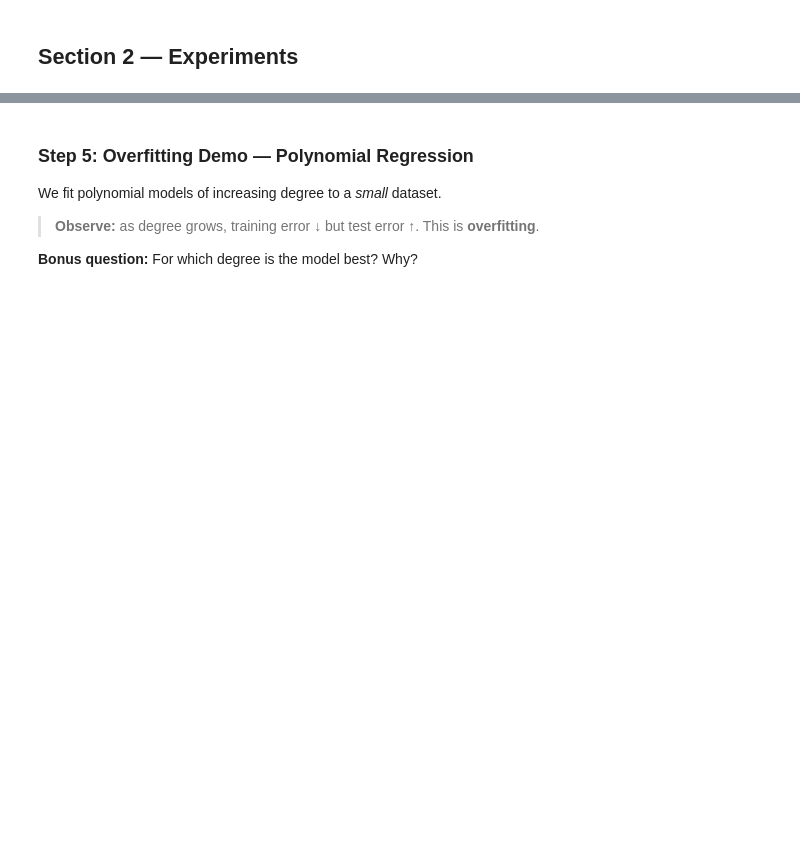
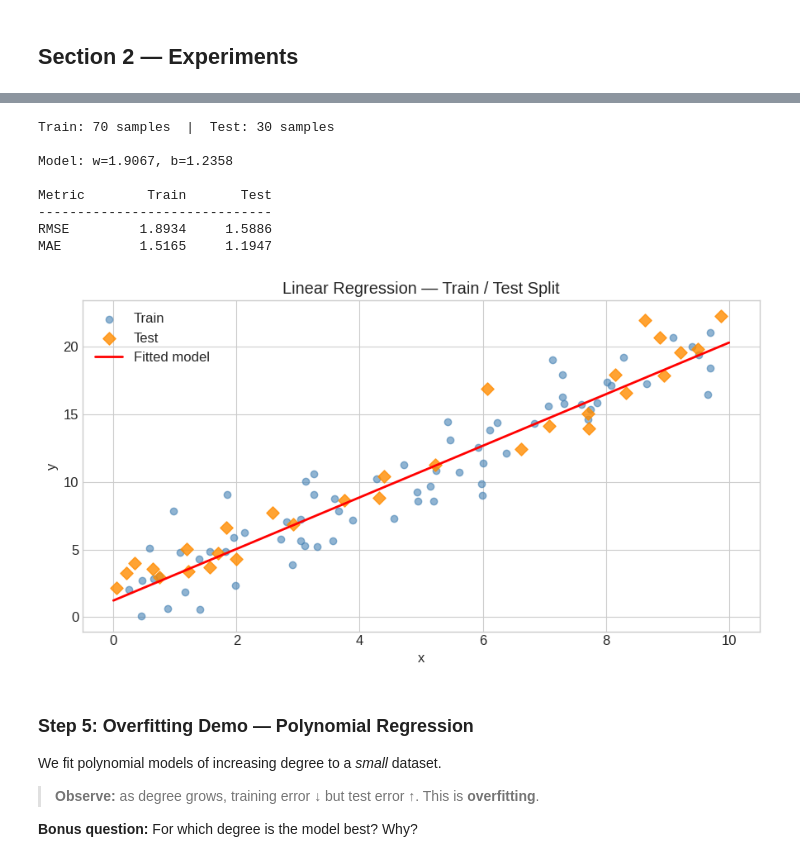
Before and after one commit to kassingit/IA-EMBARQUEE, a Jupyter notebook: TP1_Linear_Regression.ipynb, the cells around one changed output, grey strips where cells are left out. Drawn from its saved outputs; the diff is of its cells as text; code cells hidden in the pictures; blank space fills up the shorter version.

```diff
--- a/TP1_Linear_Regression.ipynb
+++ b/TP1_Linear_Regression.ipynb
@@ -360,37 +386,47 @@ A large gap between training and test errors signals **overfitting**.
 # %%
 # ── Step 4: Train / Test Split ────────────────────────────────────────────────
 X2d = X.reshape(-1, 1)
 X_tr, X_te, y_tr, y_te = train_test_split(X2d, y, test_size=0.30, random_state=42)
 print(f"Train: {len(X_tr)} samples  |  Test: {len(X_te)} samples")
 
 # We use sklearn's LinearRegression here as a reference solver
 lr = LinearRegression().fit(X_tr, y_tr)
 y_tr_pred = lr.predict(X_tr)
 y_te_pred = lr.predict(X_te)
 
 # ── TODO ──────────────────────────────────────────────────────────────────────
 # Use your rmse() and mae() functions (from Step 3) to compute the errors:
 #   train_rmse, test_rmse, train_mae, test_mae
-train_rmse = None   # ← replace
-test_rmse  = None   # ← replace
-train_mae  = None   # ← replace
-test_mae   = None   # ← replace
+train_rmse = rmse(y_tr,y_tr_pred)   # ← replace
+test_rmse  = rmse(y_te,y_te_pred)   # ← replace
+train_mae  = mae(y_tr,y_tr_pred)   # ← replace
+test_mae   = mae(y_te,y_te_pred)   # ← replace
 # ─────────────────────────────────────────────────────────────────────────────
 
 print(f"\nModel: w={lr.coef_[0]:.4f}, b={lr.intercept_:.4f}")
 print(f"\n{'Metric':<8} {'Train':>10} {'Test':>10}")
 print("-" * 30)
 print(f"{'RMSE':<8} {train_rmse:>10.4f} {test_rmse:>10.4f}")
 print(f"{'MAE':<8} {train_mae:>10.4f} {test_mae:>10.4f}")
 
 plt.figure(figsize=(9, 5))
 plt.scatter(X_tr, y_tr, alpha=0.6, color="steelblue", label="Train")
 plt.scatter(X_te, y_te, alpha=0.8, color="darkorange", marker="D", s=60, label="Test")
 x_plot = np.linspace(0, 10, 200).reshape(-1, 1)
 plt.plot(x_plot, lr.predict(x_plot), "red", lw=2, label="Fitted model")
 plt.xlabel("x"); plt.ylabel("y")
 plt.title("Linear Regression — Train / Test Split")
 plt.legend(); plt.tight_layout(); plt.show()
+# %% [output]
+Train: 70 samples  |  Test: 30 samples
+
+Model: w=1.9067, b=1.2358
+
+Metric        Train       Test
+------------------------------
+RMSE         1.8934     1.5886
+MAE          1.5165     1.1947
+[figure, added]
 # %% [markdown]
 ### Step 5: Overfitting Demo — Polynomial Regression
 
```
Also changed, not shown: parts of 7 cells of this notebook.
